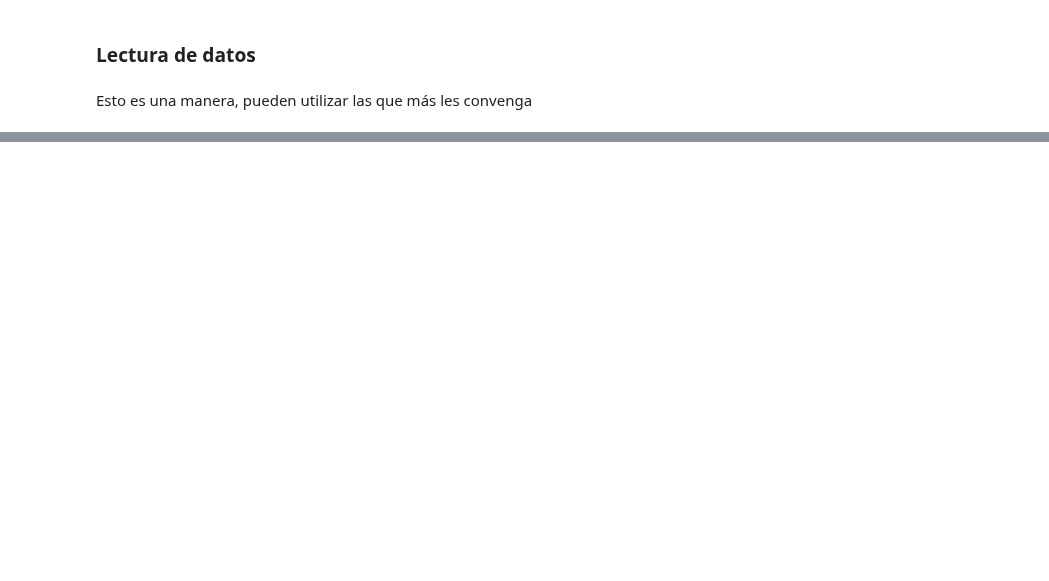
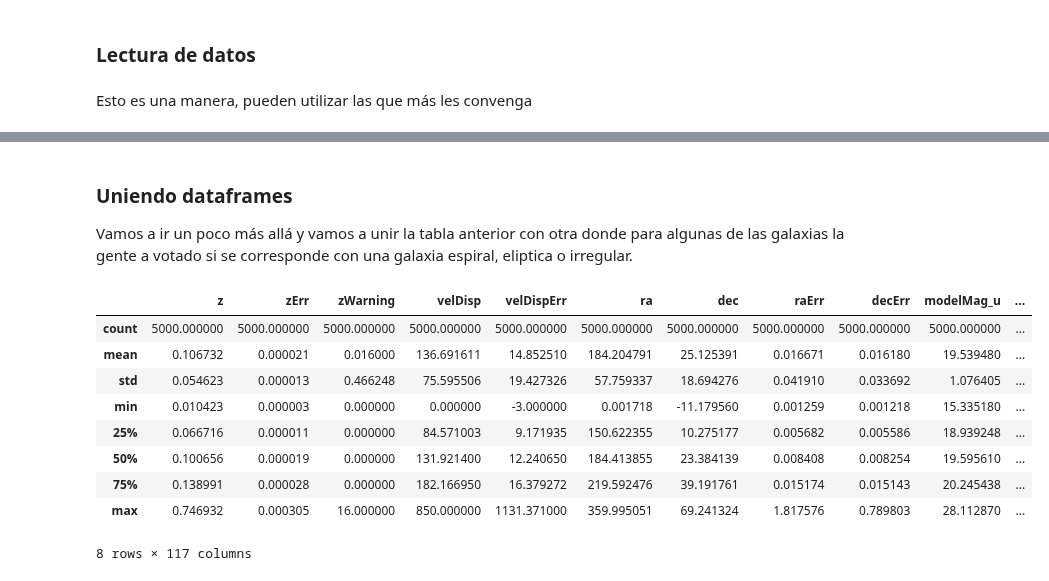
Before and after one commit to leoborgnino/mentoria-astro-datos, a Jupyter notebook: 1_Analisis_y_Visualizacion.ipynb, the cells around one changed output, grey strips where cells are left out. Drawn from its saved outputs; the diff is of its cells as text; code cells hidden in the pictures; blank space fills up the shorter version.

```diff
--- a/1_Analisis_y_Visualizacion.ipynb
+++ b/1_Analisis_y_Visualizacion.ipynb
@@ -58,0 +68,23 @@ sns.scatterplot(x='ra',y='dec',data=df,hue='z',size=1,ax=ax)
+# %% [markdown]
+### Uniendo dataframes
+
+Vamos a ir un poco más allá y vamos a unir la tabla anterior con otra donde para algunas de las galaxias la gente a votado si se corresponde con una galaxia espiral, eliptica o irregular.
+# %%
+filename = 'dataset/dataset_short_zoo.csv'
+# %%
+zoo = pd.read_csv(filename,index_col=0)
+# %%
+dd = df.join(zoo)
+# %%
+dd.describe()
+# %% [output]
+|  | z | zErr | zWarning | velDisp | velDispErr | ra | dec | raErr | decErr | modelMag_u | ... |
+| count | 5000.000000 | 5000.000000 | 5000.000000 | 5000.000000 | 5000.000000 | 5000.000000 | 5000.000000 | 5000.000000 | 5000.000000 | 5000.000000 | ... |
+| mean | 0.106732 | 0.000021 | 0.016000 | 136.691611 | 14.852510 | 184.204791 | 25.125391 | 0.016671 | 0.016180 | 19.539480 | ... |
+| std | 0.054623 | 0.000013 | 0.466248 | 75.595506 | 19.427326 | 57.759337 | 18.694276 | 0.041910 | 0.033692 | 1.076405 | ... |
+| min | 0.010423 | 0.000003 | 0.000000 | 0.000000 | -3.000000 | 0.001718 | -11.179560 | 0.001259 | 0.001218 | 15.335180 | ... |
+| 25% | 0.066716 | 0.000011 | 0.000000 | 84.571003 | 9.171935 | 150.622355 | 10.275177 | 0.005682 | 0.005586 | 18.939248 | ... |
+| 50% | 0.100656 | 0.000019 | 0.000000 | 131.921400 | 12.240650 | 184.413855 | 23.384139 | 0.008408 | 0.008254 | 19.595610 | ... |
+| 75% | 0.138991 | 0.000028 | 0.000000 | 182.166950 | 16.379272 | 219.592476 | 39.191761 | 0.015174 | 0.015143 | 20.245438 | ... |
+| max | 0.746932 | 0.000305 | 16.000000 | 850.000000 | 1131.371000 | 359.995051 | 69.241324 | 1.817576 | 0.789803 | 28.112870 | ... |
+8 rows × 117 columns
```
Also changed, not shown: parts of 6 cells of this notebook, 2 other files.
